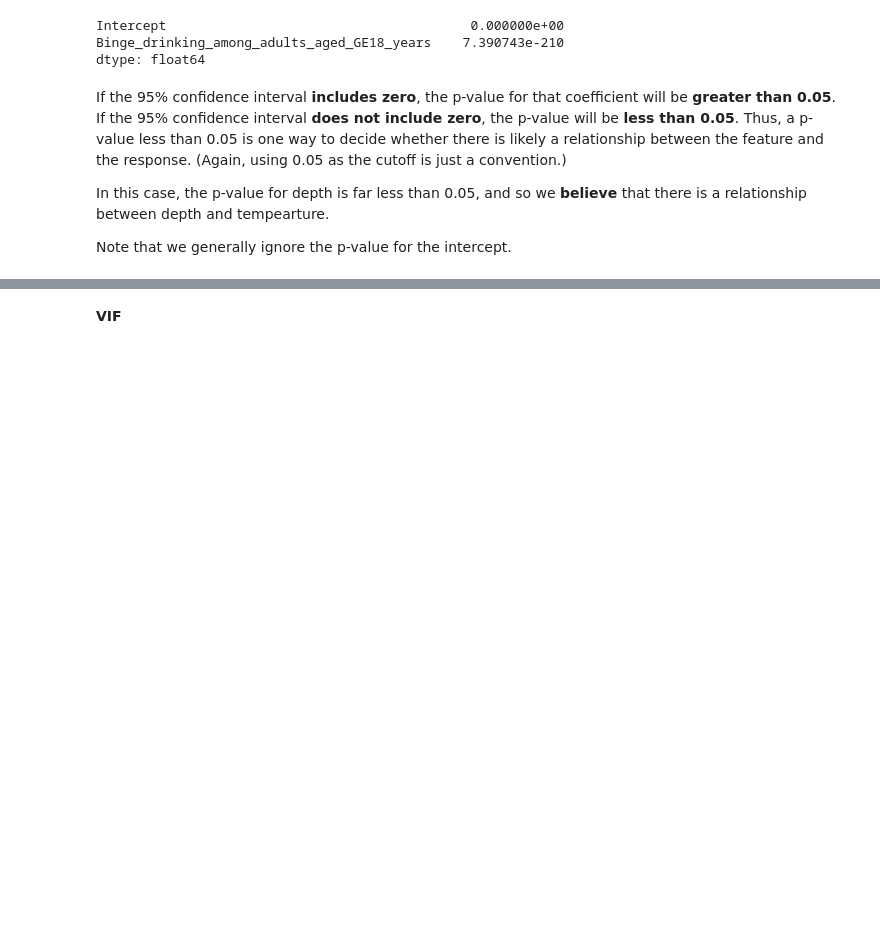
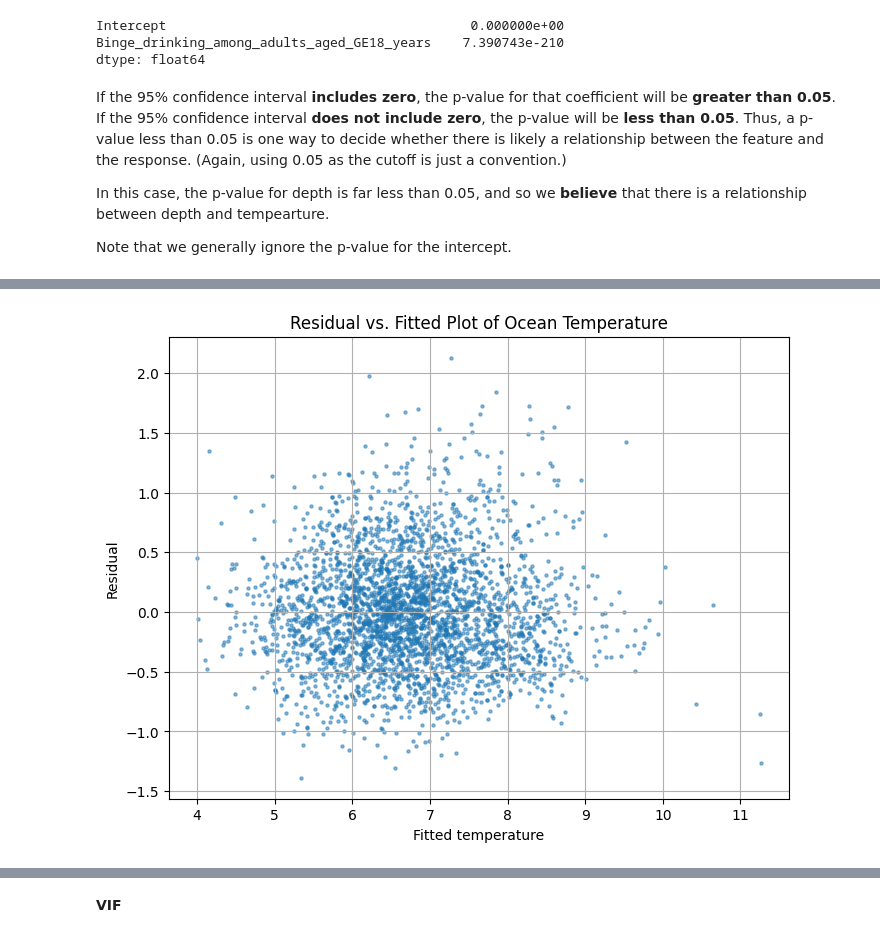
Before and after one commit to dereksgithub/cities_study_QM_Term_project, a Jupyter notebook: place_stat.ipynb, the cells around one changed output, grey strips where cells are left out. Saved outputs shown, nothing was run; the diff lists cells and outputs as text; code cells hidden in the pictures; blank space fills up the shorter version.

```diff
--- a/place_stat.ipynb
+++ b/place_stat.ipynb
@@ -305,21 +353,20 @@ strong multicollinearity or other numerical problems.
 # %%
 # Residuals vs. Fitted plot
 
 # Set the figure size
 plt.figure(figsize=(8, 6))
-# alpha = 0.5: controlling the transparency of the markers. Here alpha = 0.5 means that the markers are semi-transparent.
-# s = 20: controlling the size of the markers. The default value is plt.rcParams['lines.markersize'] ** 2. Here we set it as 20.
-# To get the default value of marker size, run the following line
-# print(plt.rcParams['lines.markersize'] ** 2)
-plt.scatter(reg_tdegc.fittedvalues, reg_tdegc.resid, alpha = 0.5, s=5)
+
+plt.scatter(reg_chd_multi.fittedvalues, reg_chd_multi.resid, alpha = 0.5, s=5)
 # plt.scatter(model_bike_rental.fittedvalues, model_bike_rental.resid, alpha = 0.5)
 # adding title and labels
 plt.xlabel('Fitted temperature')
 plt.ylabel('Residual')
 plt.title('Residual vs. Fitted Plot of Ocean Temperature')
 # Adding grid lines
 plt.grid(True)
 plt.show()
+# %% [output]
+[figure, added]
 # %%
 # Histogram of residuals
 
```
Also changed, not shown: parts of 42 cells of this notebook.
